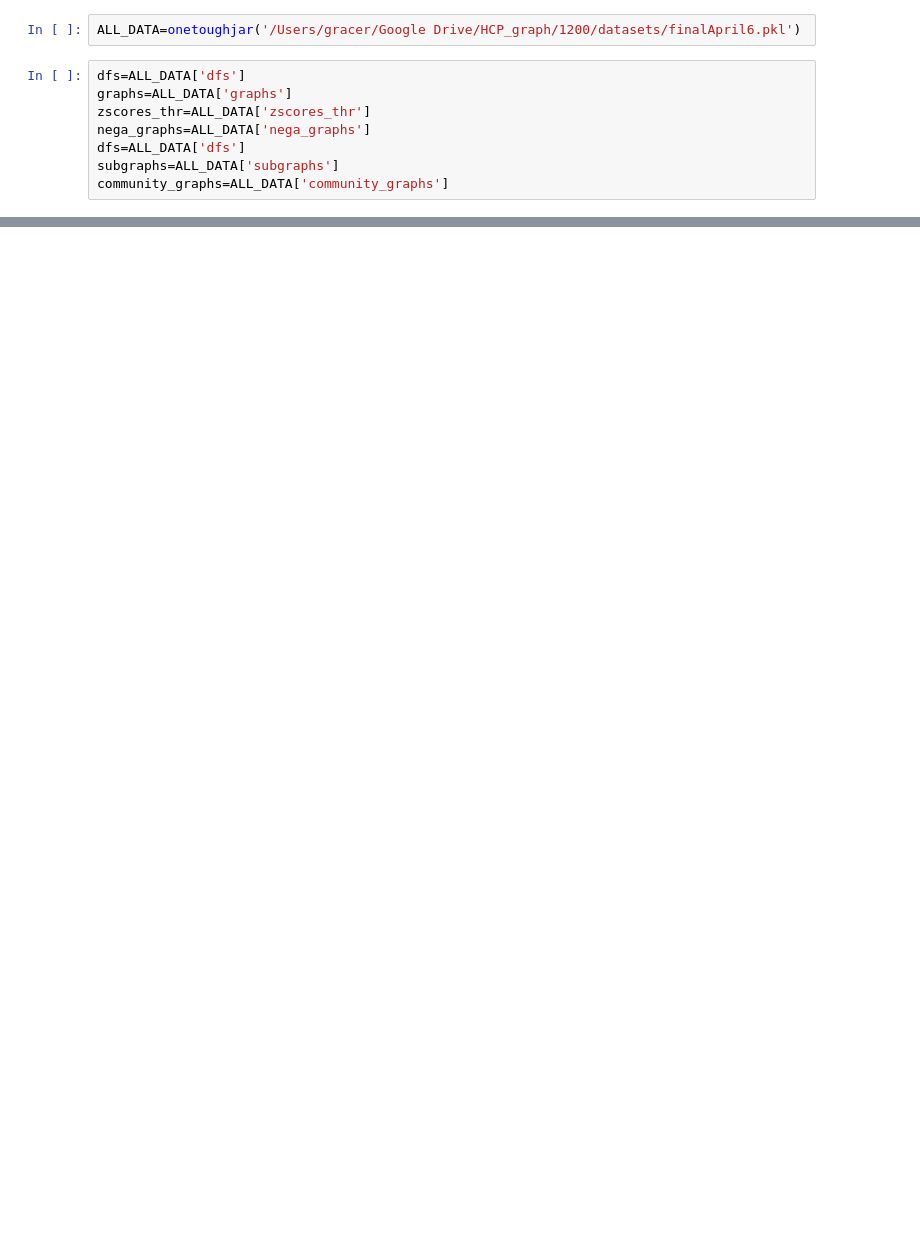
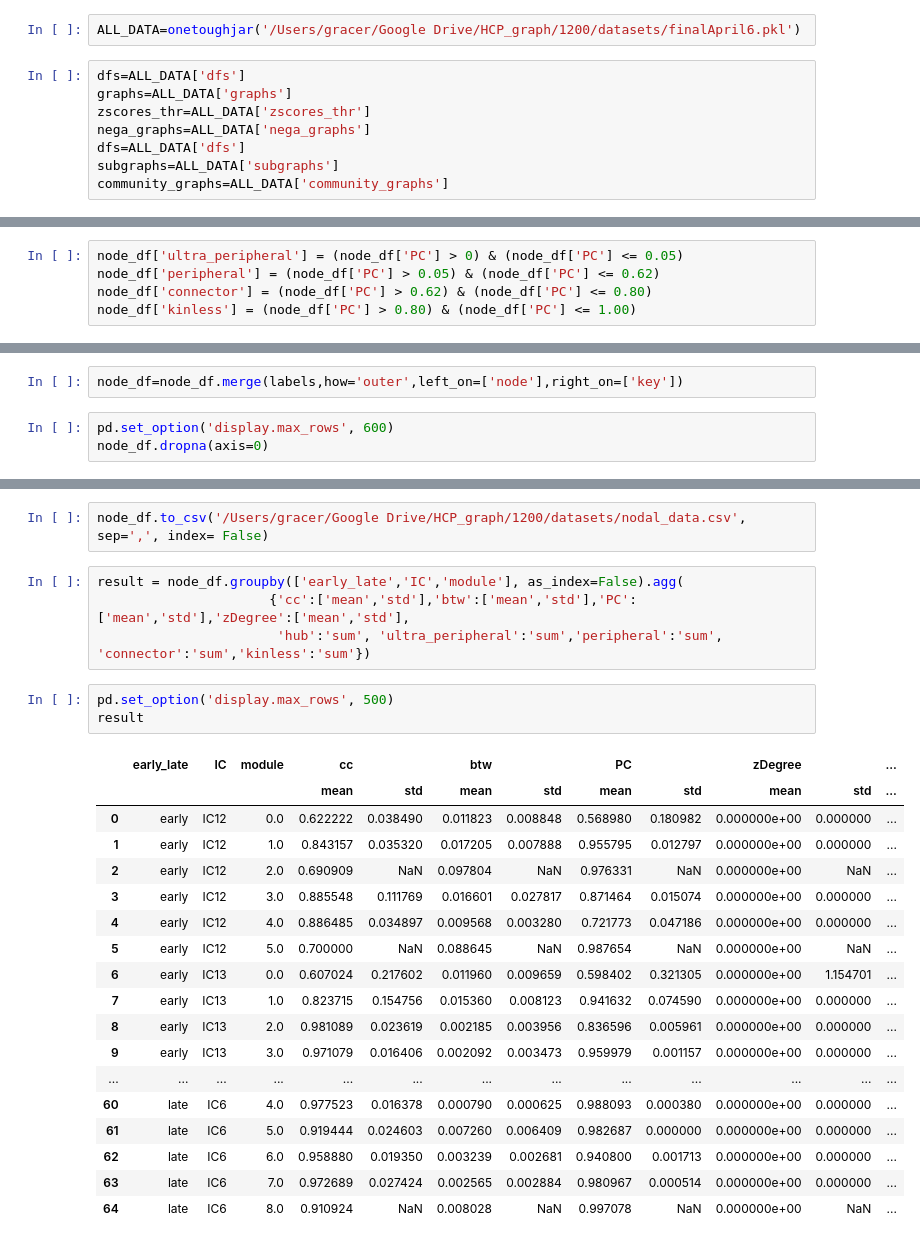
Before and after one commit to grace-shearrer/HCP_puberty, a Jupyter notebook: py/Figures.ipynb, the cells around one changed output, grey strips where cells are left out. Saved outputs shown, nothing was run; the diff lists cells and outputs as text; blank space fills up the shorter version.

```diff
--- a/py/Figures.ipynb
+++ b/py/Figures.ipynb
@@ -319,0 +155,5 @@ community_graphs=ALL_DATA['community_graphs']
+# %%
+node_df['ultra_peripheral'] = (node_df['PC'] > 0) & (node_df['PC'] <= 0.05)
+node_df['peripheral'] = (node_df['PC'] > 0.05) & (node_df['PC'] <= 0.62)
+node_df['connector'] = (node_df['PC'] > 0.62) & (node_df['PC'] <= 0.80)
+node_df['kinless'] = (node_df['PC'] > 0.80) & (node_df['PC'] <= 1.00)
@@ -319,0 +177,5 @@ community_graphs=ALL_DATA['community_graphs']
+# %%
+node_df=node_df.merge(labels,how='outer',left_on=['node'],right_on=['key'])
+# %%
+pd.set_option('display.max_rows', 600)
+node_df.dropna(axis=0)
@@ -319,0 +200,28 @@ community_graphs=ALL_DATA['community_graphs']
+# %%
+node_df.to_csv('/Users/gracer/Google Drive/HCP_graph/1200/datasets/nodal_data.csv', sep=',', index= False)
+# %%
+result = node_df.groupby(['early_late','IC','module'], as_index=False).agg(
+                      {'cc':['mean','std'],'btw':['mean','std'],'PC':['mean','std'],'zDegree':['mean','std'],
+                       'hub':'sum', 'ultra_peripheral':'sum','peripheral':'sum', 'connector':'sum','kinless':'sum'})
+# %%
+pd.set_option('display.max_rows', 500)
+result
+# %% [output]
+|  | early_late | IC | module | cc |  | btw |  | PC |  | zDegree |  | ... |
+|  |  |  |  | mean | std | mean | std | mean | std | mean | std | ... |
+| 0 | early | IC12 | 0.0 | 0.622222 | 0.038490 | 0.011823 | 0.008848 | 0.568980 | 0.180982 | 0.000000e+00 | 0.000000 | ... |
+| 1 | early | IC12 | 1.0 | 0.843157 | 0.035320 | 0.017205 | 0.007888 | 0.955795 | 0.012797 | 0.000000e+00 | 0.000000 | ... |
+| 2 | early | IC12 | 2.0 | 0.690909 | NaN | 0.097804 | NaN | 0.976331 | NaN | 0.000000e+00 | NaN | ... |
+| 3 | early | IC12 | 3.0 | 0.885548 | 0.111769 | 0.016601 | 0.027817 | 0.871464 | 0.015074 | 0.000000e+00 | 0.000000 | ... |
+| 4 | early | IC12 | 4.0 | 0.886485 | 0.034897 | 0.009568 | 0.003280 | 0.721773 | 0.047186 | 0.000000e+00 | 0.000000 | ... |
+| 5 | early | IC12 | 5.0 | 0.700000 | NaN | 0.088645 | NaN | 0.987654 | NaN | 0.000000e+00 | NaN | ... |
+| 6 | early | IC13 | 0.0 | 0.607024 | 0.217602 | 0.011960 | 0.009659 | 0.598402 | 0.321305 | 0.000000e+00 | 1.154701 | ... |
+| 7 | early | IC13 | 1.0 | 0.823715 | 0.154756 | 0.015360 | 0.008123 | 0.941632 | 0.074590 | 0.000000e+00 | 0.000000 | ... |
+| 8 | early | IC13 | 2.0 | 0.981089 | 0.023619 | 0.002185 | 0.003956 | 0.836596 | 0.005961 | 0.000000e+00 | 0.000000 | ... |
+| 9 | early | IC13 | 3.0 | 0.971079 | 0.016406 | 0.002092 | 0.003473 | 0.959979 | 0.001157 | 0.000000e+00 | 0.000000 | ... |
+| ... | ... | ... | ... | ... | ... | ... | ... | ... | ... | ... | ... | ... |
+| 60 | late | IC6 | 4.0 | 0.977523 | 0.016378 | 0.000790 | 0.000625 | 0.988093 | 0.000380 | 0.000000e+00 | 0.000000 | ... |
+| 61 | late | IC6 | 5.0 | 0.919444 | 0.024603 | 0.007260 | 0.006409 | 0.982687 | 0.000000 | 0.000000e+00 | 0.000000 | ... |
+| 62 | late | IC6 | 6.0 | 0.958880 | 0.019350 | 0.003239 | 0.002681 | 0.940800 | 0.001713 | 0.000000e+00 | 0.000000 | ... |
+| 63 | late | IC6 | 7.0 | 0.972689 | 0.027424 | 0.002565 | 0.002884 | 0.980967 | 0.000514 | 0.000000e+00 | 0.000000 | ... |
+| 64 | late | IC6 | 8.0 | 0.910924 | NaN | 0.008028 | NaN | 0.997078 | NaN | 0.000000e+00 | NaN | ... |
```
Also changed, not shown: parts of 17 cells of this notebook, 1 other file.
